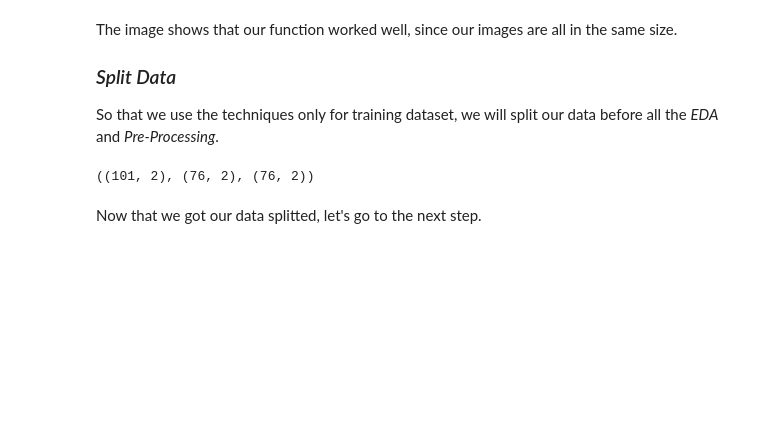
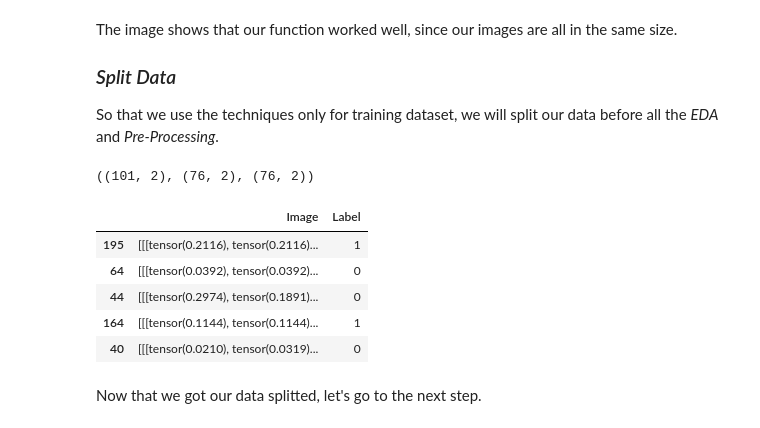
Before and after one commit to LCDA-UCP/dl_with_pytorch, a Jupyter notebook: Brain Tumor Detection/Brain_Tumor_Detection_code/brainTumorDetection.ipynb, the cells around one changed output. Saved outputs shown, nothing was run; the diff lists cells and outputs as text; code cells hidden in the pictures; blank space fills up the shorter version.

Commit message:
Train Model

```diff
--- a/Brain Tumor Detection/Brain_Tumor_Detection_code/brainTumorDetection.ipynb
+++ b/Brain Tumor Detection/Brain_Tumor_Detection_code/brainTumorDetection.ipynb
@@ -298,6 +298,15 @@ val_df, test_df = train_test_split(val_test_df, test_size=0.5, random_state=42)
 train_df.shape, val_df.shape, test_df.shape
 # %% [output]
 ((101, 2), (76, 2), (76, 2))
+# %%
+train_df.head()
+# %% [output]
+|  | Image | Label |
+| 195 | [[[tensor(0.2116), tensor(0.2116)... | 1 |
+| 64 | [[[tensor(0.0392), tensor(0.0392)... | 0 |
+| 44 | [[[tensor(0.2974), tensor(0.1891)... | 0 |
+| 164 | [[[tensor(0.1144), tensor(0.1144)... | 1 |
+| 40 | [[[tensor(0.0210), tensor(0.0319)... | 0 |
 # %% [markdown]
 Now that we got our data splitted, let's go to the next step.
 # %% [markdown]
```
Also changed, not shown: parts of 8 cells of this notebook.
